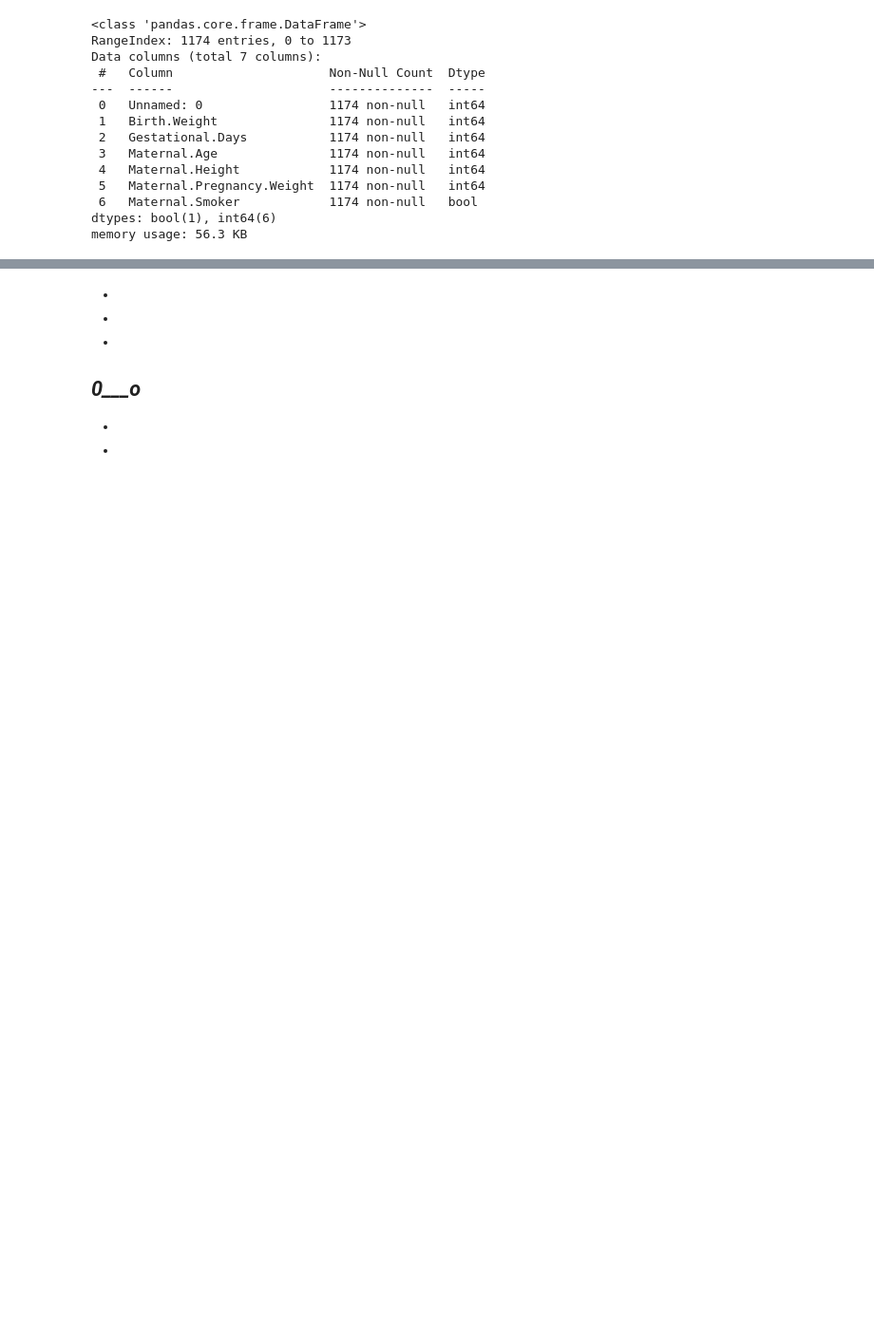
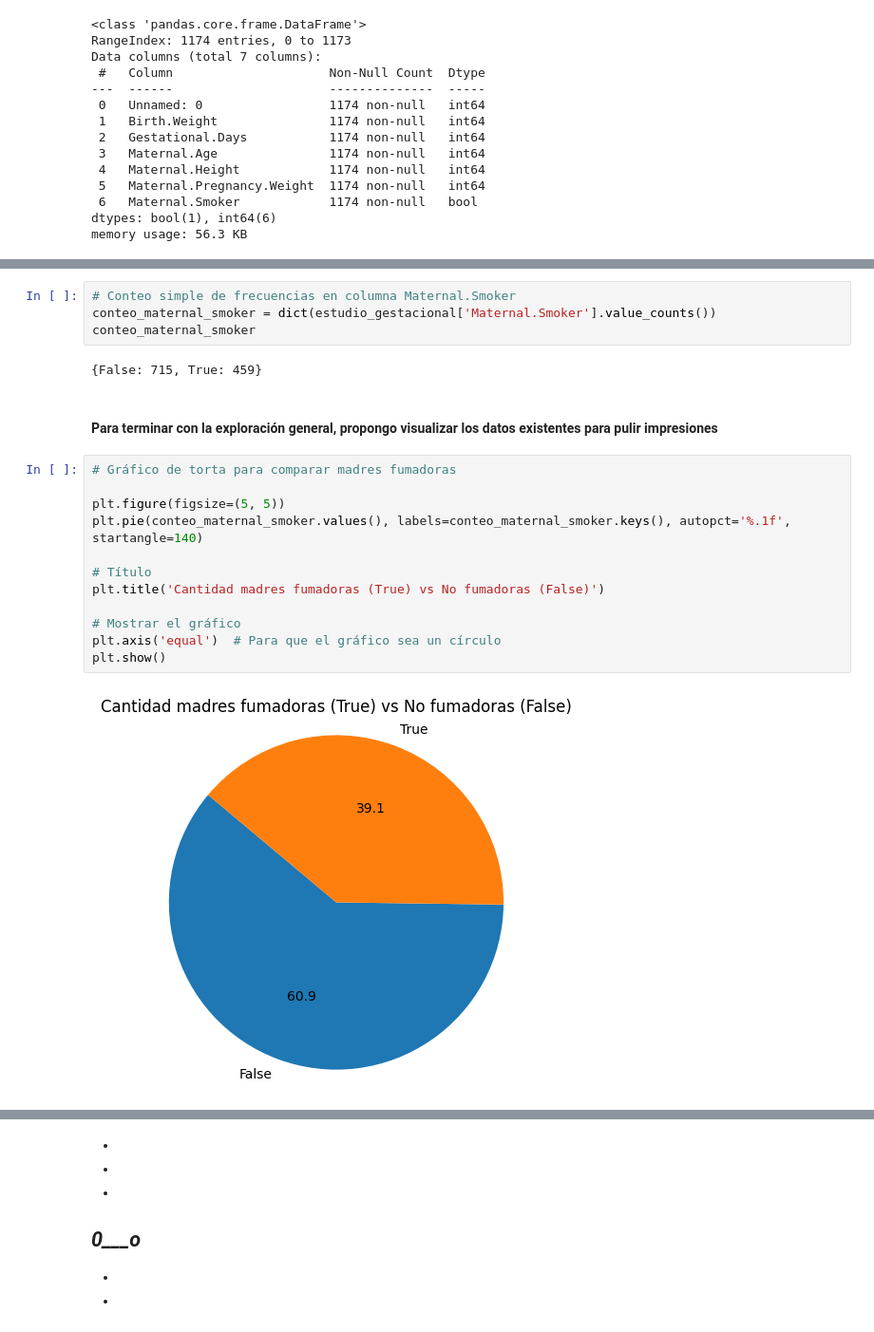
Before and after one commit to santoleal/data_science_homework, a Jupyter notebook: 4.ESTADISTICA PYTHON/DESAFIO3/Desafío 3 - Tabaquismo y gestación.ipynb, the cells around one changed output, grey strips where cells are left out. Shown at 95% size. Drawn from its saved outputs; the diff is of its cells as text; blank space fills up the shorter version.

```diff
--- a/4.ESTADISTICA PYTHON/DESAFIO3/Desafío 3 - Tabaquismo y gestación.ipynb
+++ b/4.ESTADISTICA PYTHON/DESAFIO3/Desafío 3 - Tabaquismo y gestación.ipynb
@@ -83,0 +114,22 @@ round(estudio_gestacional.describe(), 2)
+# %%
+# Conteo simple de frecuencias en columna Maternal.Smoker
+conteo_maternal_smoker = dict(estudio_gestacional['Maternal.Smoker'].value_counts())
+conteo_maternal_smoker
+# %% [output]
+{False: 715, True: 459}
+# %% [markdown]
+#### Para terminar con la exploración general, propongo visualizar los datos existentes para pulir impresiones
+# %%
+# Gráfico de torta para comparar madres fumadoras
+
+plt.figure(figsize=(5, 5))
+plt.pie(conteo_maternal_smoker.values(), labels=conteo_maternal_smoker.keys(), autopct='%.1f', startangle=140)
+
+# Título
+plt.title('Cantidad madres fumadoras (True) vs No fumadoras (False)')
+
+# Mostrar el gráfico
+plt.axis('equal')  # Para que el gráfico sea un círculo
+plt.show()
+# %% [output]
+[figure, added]
```
Also changed, not shown: parts of 39 cells of this notebook.
